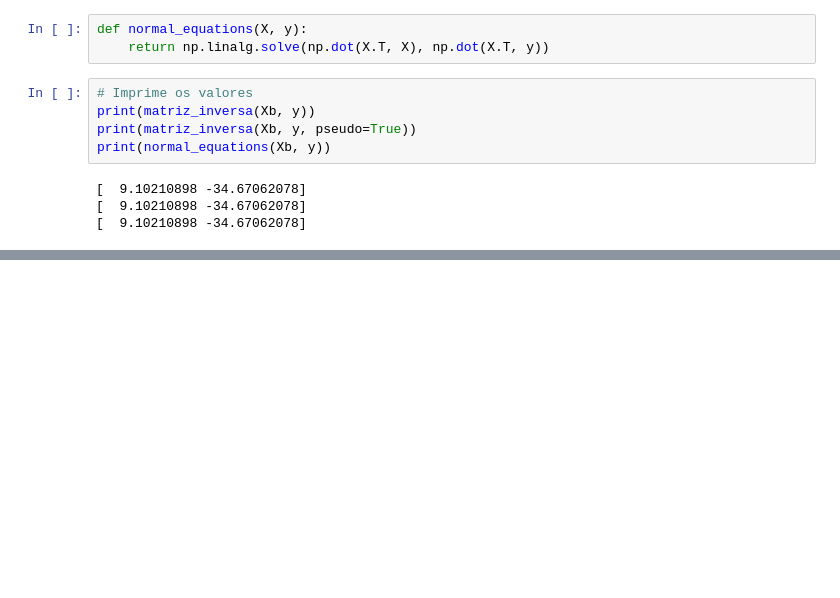
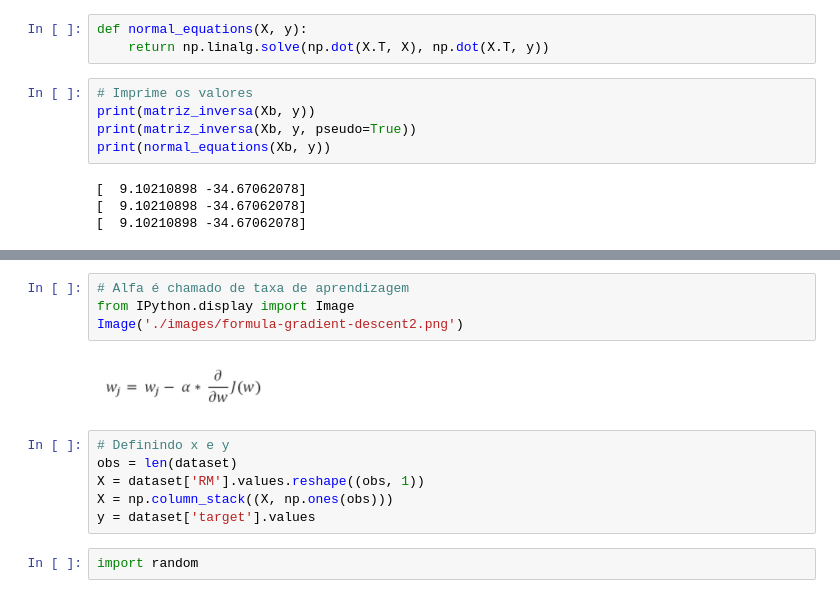
Before and after one commit to michelaap/notebooks, a Jupyter notebook: machine-learning/regressao_linear_simples.ipynb, the cells around one changed output, grey strips where cells are left out. Saved outputs shown, nothing was run; the diff lists cells and outputs as text; blank space fills up the shorter version.

```diff
--- a/machine-learning/regressao_linear_simples.ipynb
+++ b/machine-learning/regressao_linear_simples.ipynb
@@ -377,0 +385,14 @@ print(normal_equations(Xb, y))
+# %%
+# Alfa é chamado de taxa de aprendizagem
+from IPython.display import Image
+Image('./images/formula-gradient-descent2.png')
+# %% [output]
+[figure, added]
+# %%
+# Definindo x e y
+obs = len(dataset)
+X = dataset['RM'].values.reshape((obs, 1))
+X = np.column_stack((X, np.ones(obs)))
+y = dataset['target'].values
+# %%
+import random
```
Also changed, not shown: parts of 10 cells of this notebook, 4 other files.
